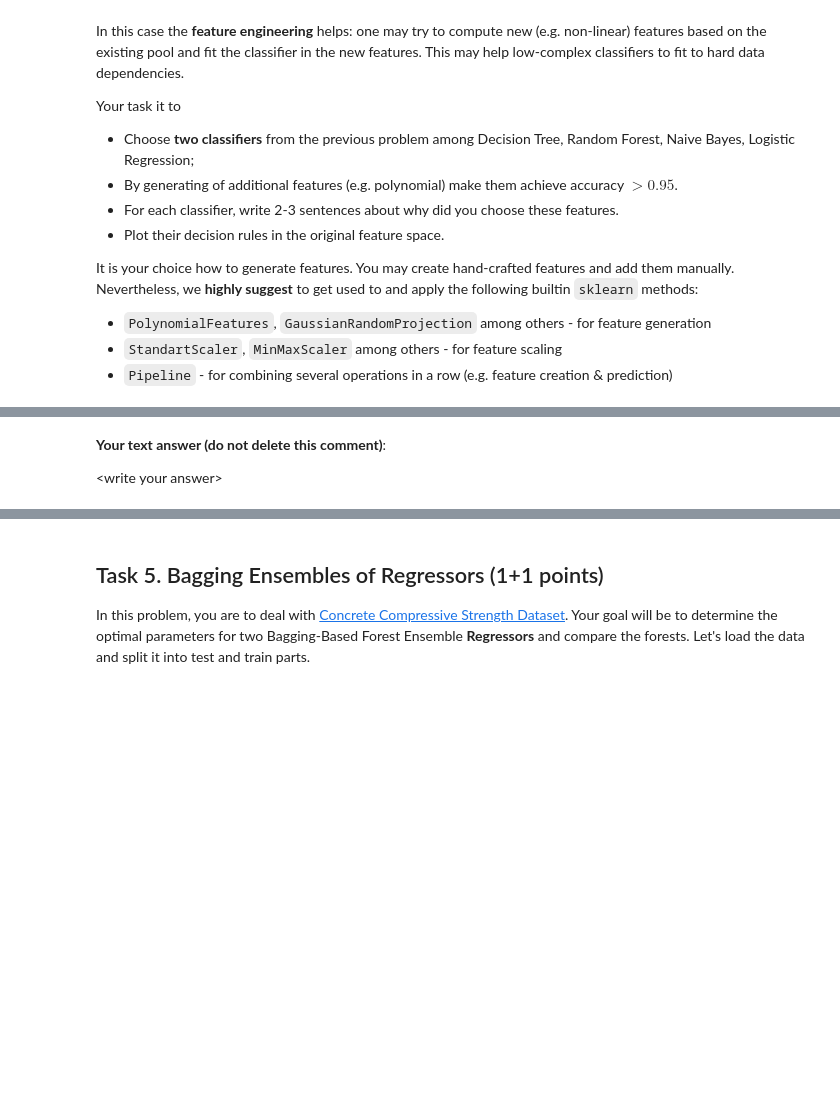
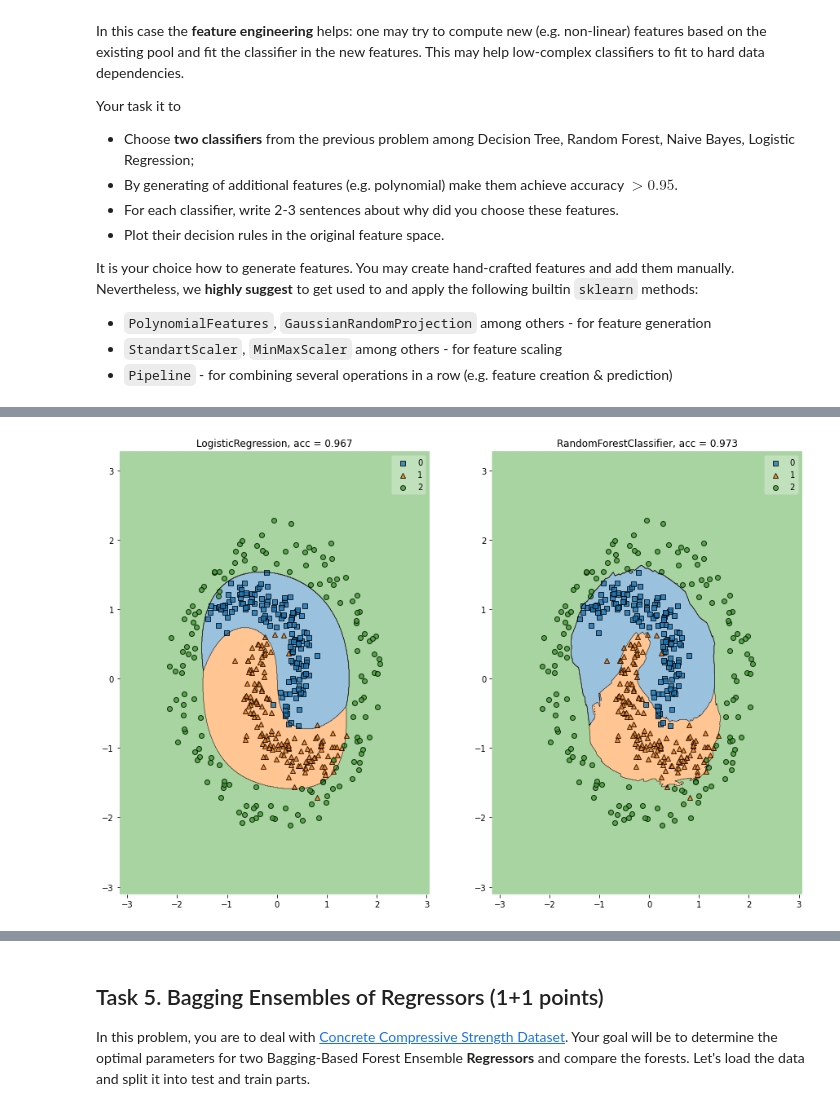
Before and after one commit to prosvirinKir/ML-Skoltech, a Jupyter notebook: Kirill_Prosvirin_hw1.ipynb, the cells around one changed output, grey strips where cells are left out. Drawn from its saved outputs; the diff is of its cells as text; code cells hidden in the pictures; blank space fills up the shorter version.

```diff
--- a/Kirill_Prosvirin_hw1.ipynb
+++ b/Kirill_Prosvirin_hw1.ipynb
@@ -268,4 +264,38 @@ EXPECTED OUTPUT FORMAT
-# %% [markdown]
-**Your text answer (do not delete this comment)**:
-
-\<write your answer\>
+# %%
+### BEGIN Solution (do not delete this comment)
+
+# Initializing Classifiers
+rf = RandomForestClassifier(random_state=0, max_depth=4, n_estimators=20)
+lr = LogisticRegression(random_state=0)
+
+# kinda feature engineering part
+poly_feature = PolynomialFeatures(4)
+gaussian_proj = GaussianRandomProjection(n_components=10, random_state=0)
+scaler = StandardScaler()
+
+fig, ax = plt.subplots(1, 2, figsize=(15, 10))
+
+# LogisticRegression
+lr_pipe = Pipeline([('poly_feature', poly_feature),
+                    ('log_reg', lr)])
+lr_pipe.fit(X, y)
+lr_acc = lr_pipe.score(X, y)
+fig = plot_decision_regions(X=X, y=y, ax=ax[0], clf=lr_pipe)
+ax[0].set_title(f'LogisticRegression, acc = {lr_acc:.3f}')
+
+
+# RandomForestClassifier
+rf_pipe = Pipeline([('poly_feature', poly_feature),
+                    ('gaussian_proj', gaussian_proj),
+                    ('log_reg', rf)])
+rf_pipe.fit(X, y)
+rf_acc = rf_pipe.score(X, y)
+fig = plot_decision_regions(X=X, y=y, ax=ax[1], clf=rf_pipe)
+ax[1].set_title(f'RandomForestClassifier, acc = {rf_acc:.3f}')
+
+
+plt.show()
+
+### END Solution (do not delete this comment)
+# %% [output]
+[figure, added]
```
Also changed, not shown: parts of 24 cells of this notebook.
